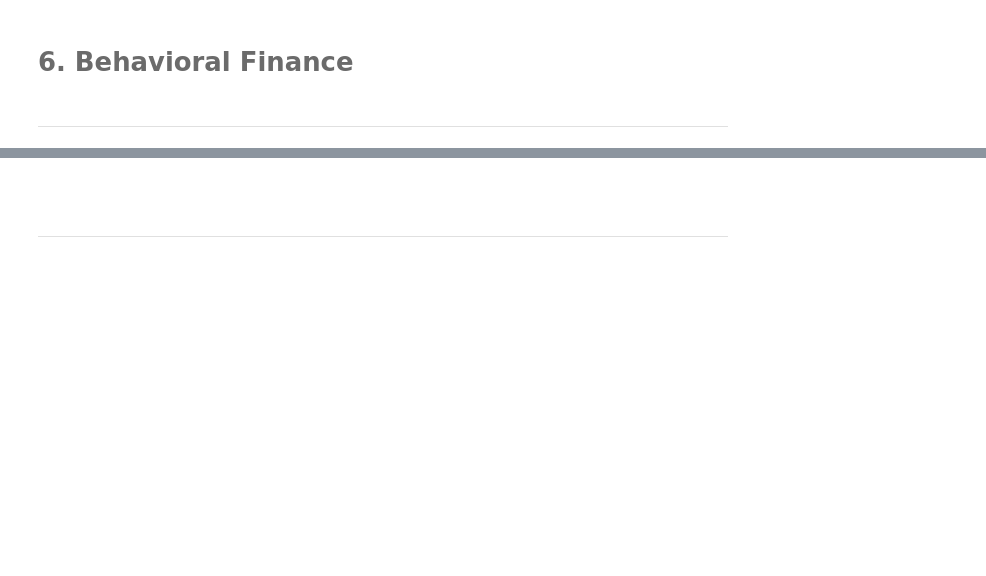
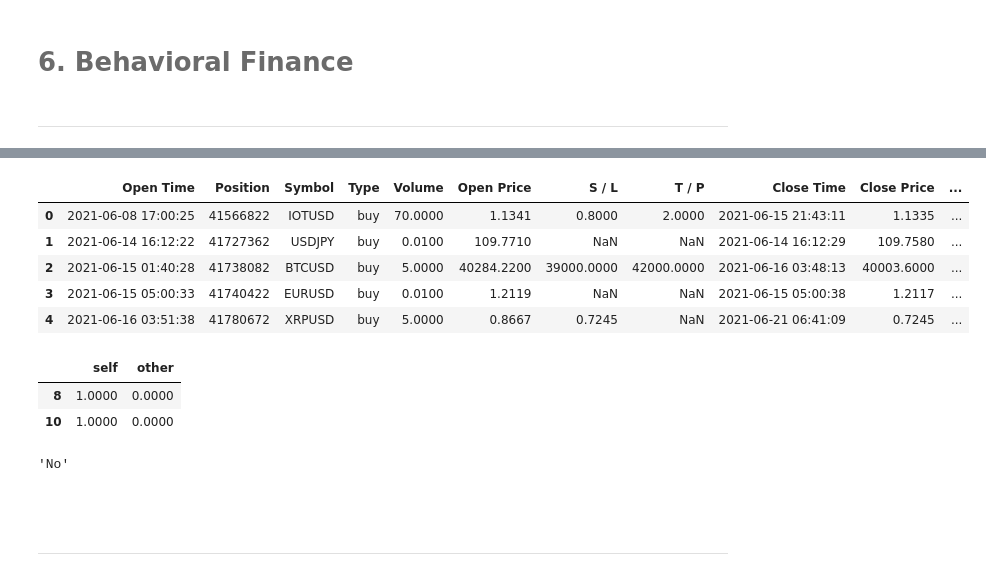
Before and after one commit to HKael/MYST-3, a Jupyter notebook: notebook.ipynb, the cells around one changed output, grey strips where cells are left out. Drawn from its saved outputs; the diff is of its cells as text; code cells hidden in the pictures; blank space fills up the shorter version.

```diff
--- a/notebook.ipynb
+++ b/notebook.ipynb
@@ -296,0 +351,10 @@ g_2(capital_evolution)
+# %%
+a = g_op["Close Time"].between(p_op["Open Time"][0] , p_op["Close Time"][0])
+p_op
+# %% [output]
+|  | Open Time | Position | Symbol | Type | Volume | Open Price | S / L | T / P | Close Time | Close Price | ... |
+| 0 | 2021-06-08 17:00:25 | 41566822 | IOTUSD | buy | 70.0000 | 1.1341 | 0.8000 | 2.0000 | 2021-06-15 21:43:11 | 1.1335 | ... |
+| 1 | 2021-06-14 16:12:22 | 41727362 | USDJPY | buy | 0.0100 | 109.7710 | NaN | NaN | 2021-06-14 16:12:29 | 109.7580 | ... |
+| 2 | 2021-06-15 01:40:28 | 41738082 | BTCUSD | buy | 5.0000 | 40284.2200 | 39000.0000 | 42000.0000 | 2021-06-16 03:48:13 | 40003.6000 | ... |
+| 3 | 2021-06-15 05:00:33 | 41740422 | EURUSD | buy | 0.0100 | 1.2119 | NaN | NaN | 2021-06-15 05:00:38 | 1.2117 | ... |
+| 4 | 2021-06-16 03:51:38 | 41780672 | XRPUSD | buy | 5.0000 | 0.8667 | 0.7245 | NaN | 2021-06-21 06:41:09 | 0.7245 | ... |
@@ -296,0 +377,27 @@ g_2(capital_evolution)
+# %%
+res_p_df[2].compare(res_g_df[2])
+# %% [output]
+|  | self | other |
+| 8 | 1.0000 | 0.0000 |
+| 10 | 1.0000 | 0.0000 |
+# %%
+    # Sensibilidad decreciente
+    con_1 = g_op["Profit Accumulated"].loc[0]< g_op["Profit Accumulated"].loc[len(g_op)-1]
+    con_2 = (g_op["Profit GP"].loc[0]< g_op["Profit GP"].loc[len(g_op)-1]) & (p_op["Profit GP"].loc[0]< p_op["Profit GP"].loc[len(p_op)-1])
+    con_3 =  abs(p_op["Profit GP"].loc[len(p_op)-1]/g_op["Profit GP"].loc[len(g_op)-2])
+
+    if con_1 == True and con_2 == True:
+        sensibilidad_decreciente = "Si"
+    else:
+        if con_1 == True and con_3 > 2:
+            sensibilidad_decreciente = "Si"
+        else:
+            if con_2 == True and con_3 > 2:
+                sensibilidad_decreciente = "Si"
+            else:
+                sensibilidad_decreciente = "No"
+
+
+sensibilidad_decreciente
+# %% [output]
+'No'
```
Also changed, not shown: parts of 10 cells of this notebook.
